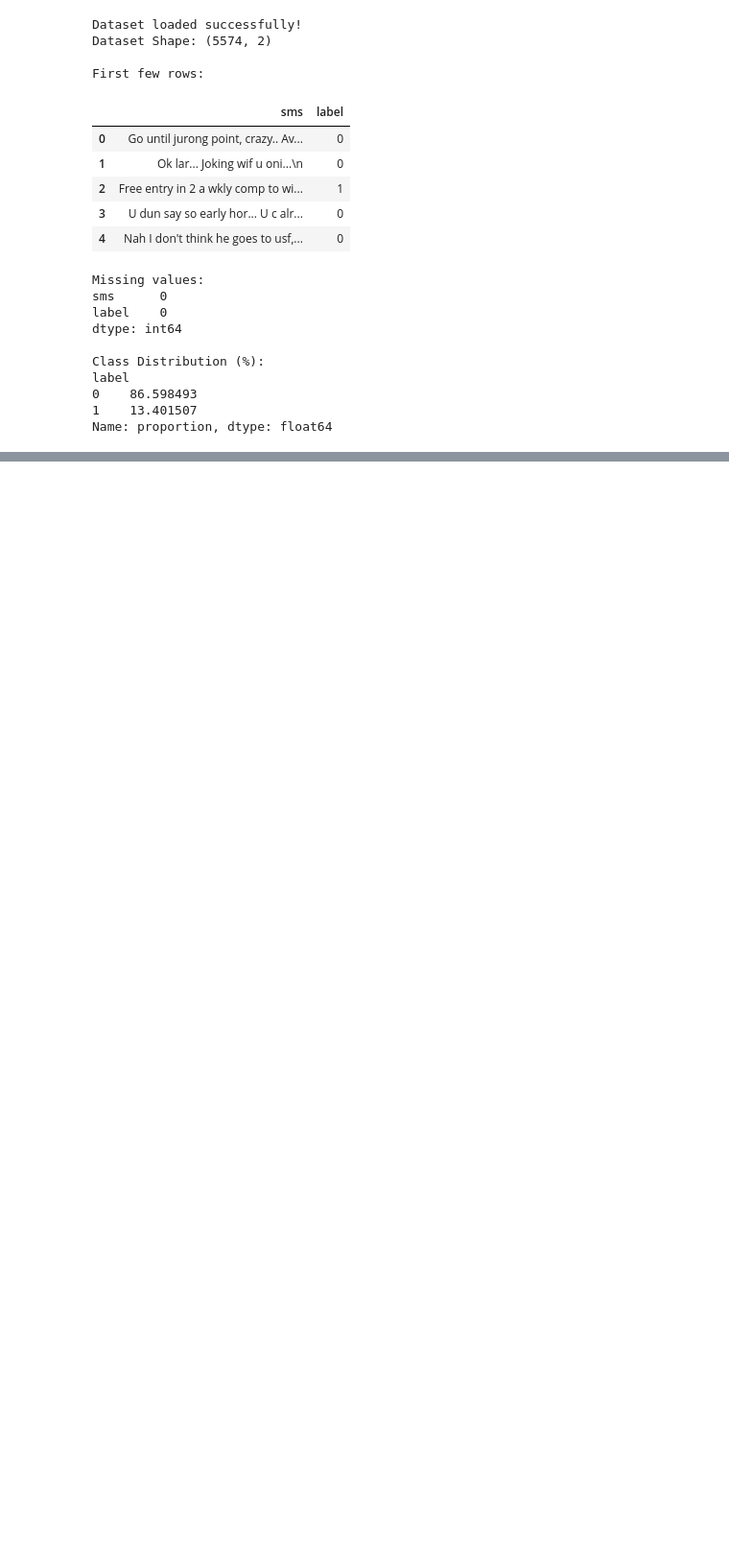
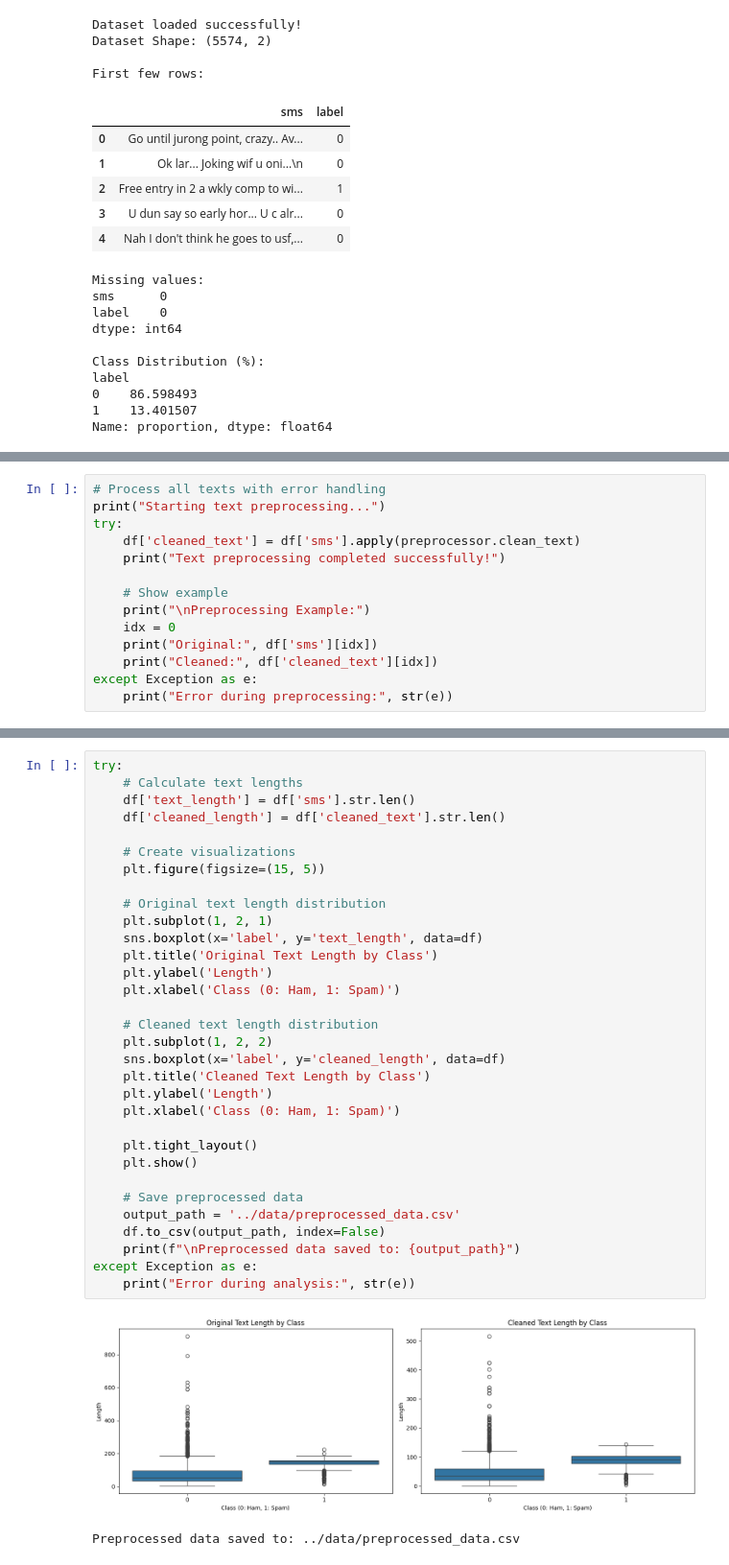
Before and after one commit to Kasadhukhan/MLOPs_VNIT_DataMinions, a Jupyter notebook: notebooks/1_data_preprocessing.ipynb, the cells around one changed output, grey strips where cells are left out. Shown at 96% size. Saved outputs shown, nothing was run; the diff lists cells and outputs as text; blank space fills up the shorter version.

Commit message:
Changes in the first python file to overcome errors

```diff
--- a/notebooks/1_data_preprocessing.ipynb
+++ b/notebooks/1_data_preprocessing.ipynb
@@ -63,0 +135,14 @@ Name: proportion, dtype: float64
+# %%
+# Process all texts with error handling
+print("Starting text preprocessing...")
+try:
+    df['cleaned_text'] = df['sms'].apply(preprocessor.clean_text)
+    print("Text preprocessing completed successfully!")
+
+    # Show example
+    print("\nPreprocessing Example:")
+    idx = 0
+    print("Original:", df['sms'][idx])
+    print("Cleaned:", df['cleaned_text'][idx])
+except Exception as e:
+    print("Error during preprocessing:", str(e))
@@ -63,0 +157,35 @@ Name: proportion, dtype: float64
+# %%
+try:
+    # Calculate text lengths
+    df['text_length'] = df['sms'].str.len()
+    df['cleaned_length'] = df['cleaned_text'].str.len()
+
+    # Create visualizations
+    plt.figure(figsize=(15, 5))
+
+    # Original text length distribution
+    plt.subplot(1, 2, 1)
+    sns.boxplot(x='label', y='text_length', data=df)
+    plt.title('Original Text Length by Class')
+    plt.ylabel('Length')
+    plt.xlabel('Class (0: Ham, 1: Spam)')
+
+    # Cleaned text length distribution
+    plt.subplot(1, 2, 2)
+    sns.boxplot(x='label', y='cleaned_length', data=df)
+    plt.title('Cleaned Text Length by Class')
+    plt.ylabel('Length')
+    plt.xlabel('Class (0: Ham, 1: Spam)')
+
+    plt.tight_layout()
+    plt.show()
+
+    # Save preprocessed data
+    output_path = '../data/preprocessed_data.csv'
+    df.to_csv(output_path, index=False)
+    print(f"\nPreprocessed data saved to: {output_path}")
+except Exception as e:
+    print("Error during analysis:", str(e))
+# %% [output]
+[figure, added]
+Preprocessed data saved to: ../data/preprocessed_data.csv
```
Also changed, not shown: parts of 3 cells of this notebook.
